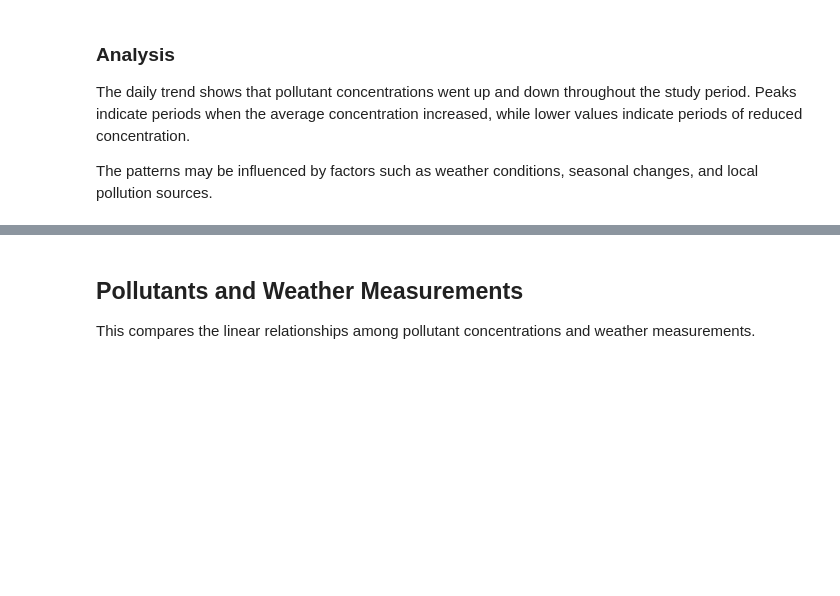
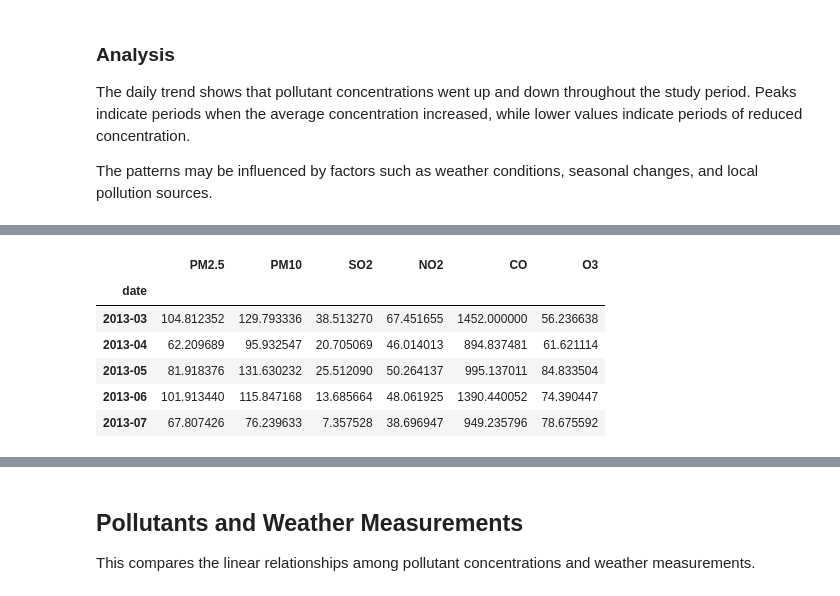
Before and after one commit to Dirk2928/Data_Science, a Jupyter notebook: Notebooks/eda_beijing_air_quality.ipynb, the cells around one changed output, grey strips where cells are left out. Saved outputs shown, nothing was run; the diff lists cells and outputs as text; code cells hidden in the pictures; blank space fills up the shorter version.

```diff
--- a/Notebooks/eda_beijing_air_quality.ipynb
+++ b/Notebooks/eda_beijing_air_quality.ipynb
@@ -333,0 +341,18 @@ The patterns may be influenced by factors such as weather conditions, seasonal c
+# %%
+monthly_pollutants = (
+    combined_df
+    .groupby(combined_df["date"].dt.to_period("M"))[pollutants]
+    .mean()
+)
+
+monthly_pollutants.index = monthly_pollutants.index.astype(str)
+
+monthly_pollutants.head()
+# %% [output]
+|  | PM2.5 | PM10 | SO2 | NO2 | CO | O3 |
+| date |  |  |  |  |  |  |
+| 2013-03 | 104.812352 | 129.793336 | 38.513270 | 67.451655 | 1452.000000 | 56.236638 |
+| 2013-04 | 62.209689 | 95.932547 | 20.705069 | 46.014013 | 894.837481 | 61.621114 |
+| 2013-05 | 81.918376 | 131.630232 | 25.512090 | 50.264137 | 995.137011 | 84.833504 |
+| 2013-06 | 101.913440 | 115.847168 | 13.685664 | 48.061925 | 1390.440052 | 74.390447 |
+| 2013-07 | 67.807426 | 76.239633 | 7.357528 | 38.696947 | 949.235796 | 78.675592 |
```
Also changed, not shown: parts of 12 cells of this notebook.
